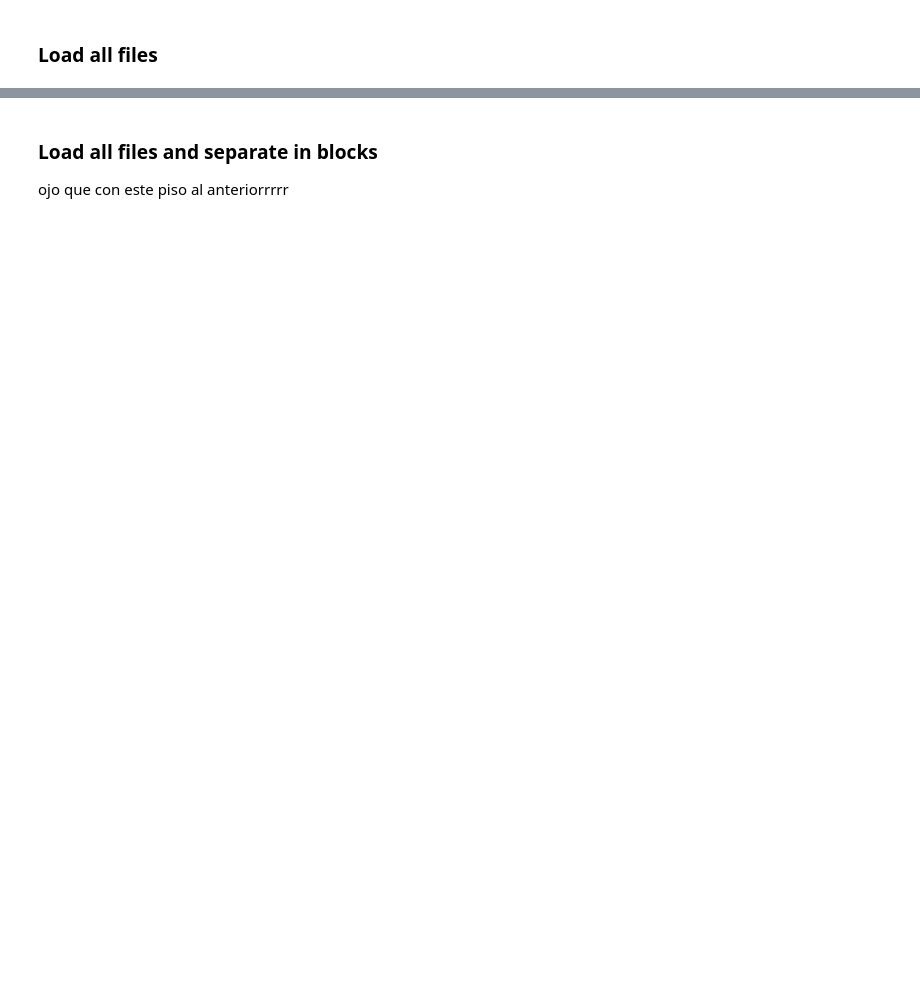
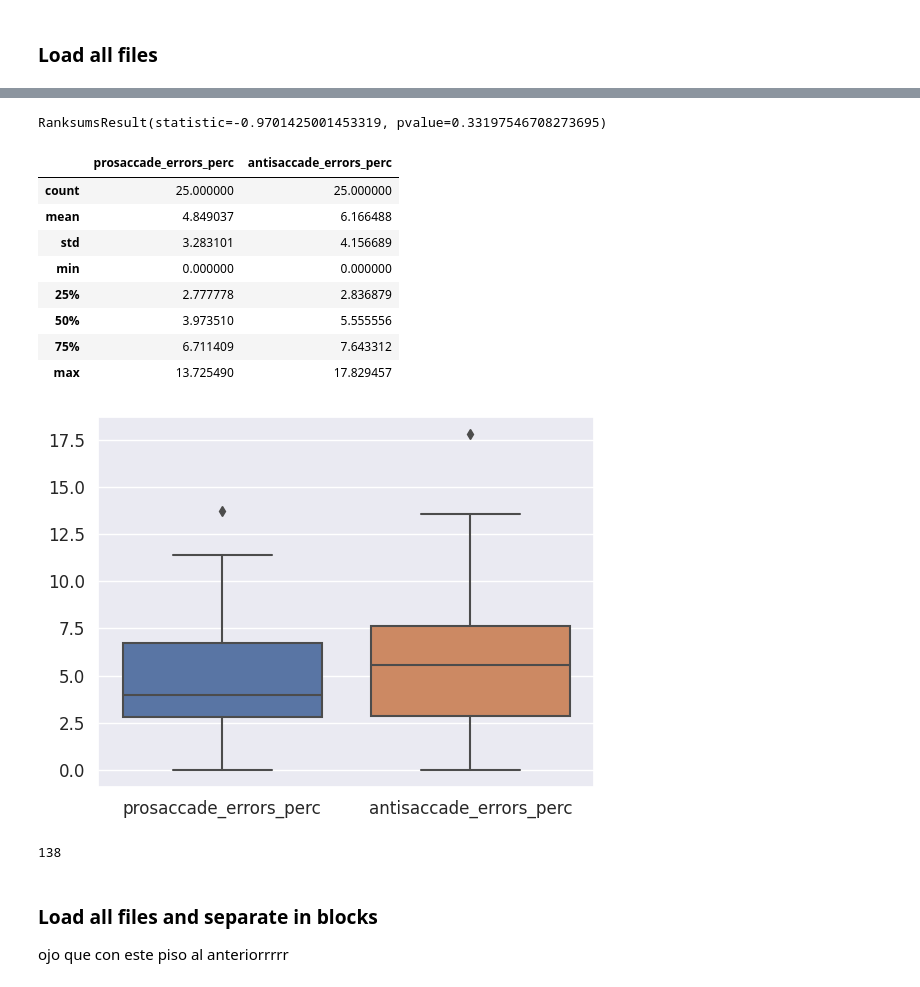
Before and after one commit to GEJ1/et_webcam_experiments, a Jupyter notebook: antisaccade_experiment/antisaccades_analysis.ipynb, the cells around one changed output, grey strips where cells are left out. Cells and saved outputs as stored; diff of their text form; code cells hidden in the pictures; blank space fills up the shorter version.

```diff
--- a/antisaccade_experiment/antisaccades_analysis.ipynb
+++ b/antisaccade_experiment/antisaccades_analysis.ipynb
@@ -367,5 +390,26 @@ raw_data/antisacadas_119.csv
 
 ✅df_processed_signal ready✅
+# %%
+sns.boxplot(data=df_processed_signal[['prosaccade_errors_perc', 'antisaccade_errors_perc']])
+print(ranksums(df_processed_signal['prosaccade_errors_perc'], df_processed_signal['antisaccade_errors_perc']))
+
+df_processed_signal[['prosaccade_errors_perc', 'antisaccade_errors_perc']].describe()
+# %% [output]
+RanksumsResult(statistic=-0.9701425001453319, pvalue=0.33197546708273695)
+|  | prosaccade_errors_perc | antisaccade_errors_perc |
+| count | 25.000000 | 25.000000 |
+| mean | 4.849037 | 6.166488 |
+| std | 3.283101 | 4.156689 |
+| min | 0.000000 | 0.000000 |
+| 25% | 2.777778 | 2.836879 |
+| 50% | 3.973510 | 5.555556 |
+| 75% | 6.711409 | 7.643312 |
+| max | 13.725490 | 17.829457 |
+[figure, added]
+# %%
+len(df_processed_signal['pro_sacc_correct_rt'].iloc[0])
+# %% [output]
+138
 # %% [markdown]
 ### Load all files and separate in blocks
 ojo que con este piso al anteriorrrrr
```
Also changed, not shown: parts of 15 cells of this notebook.
